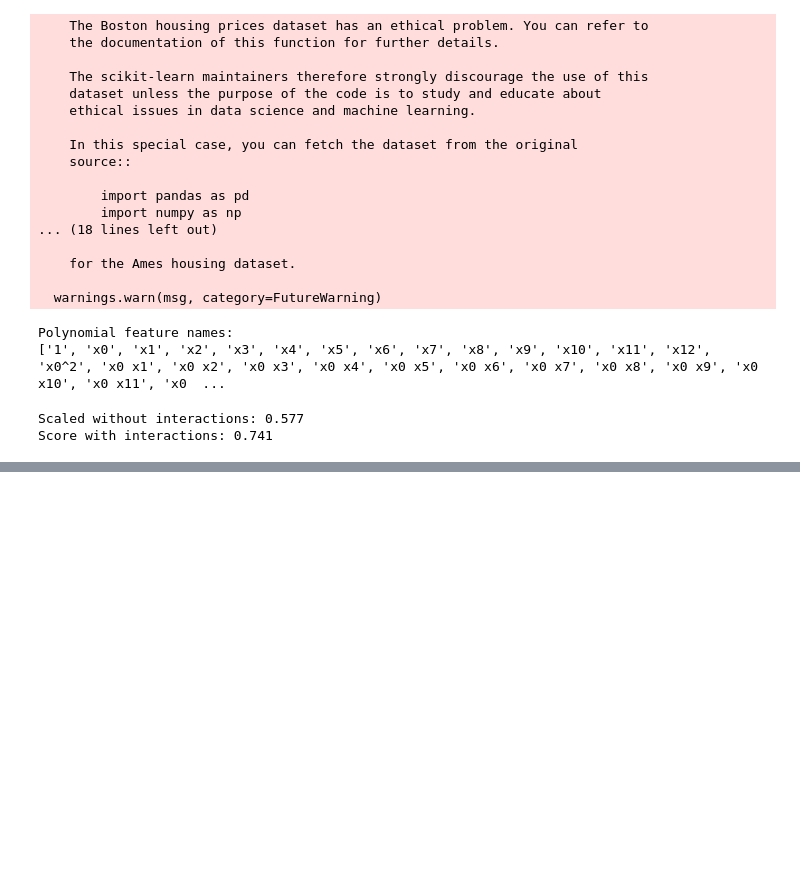
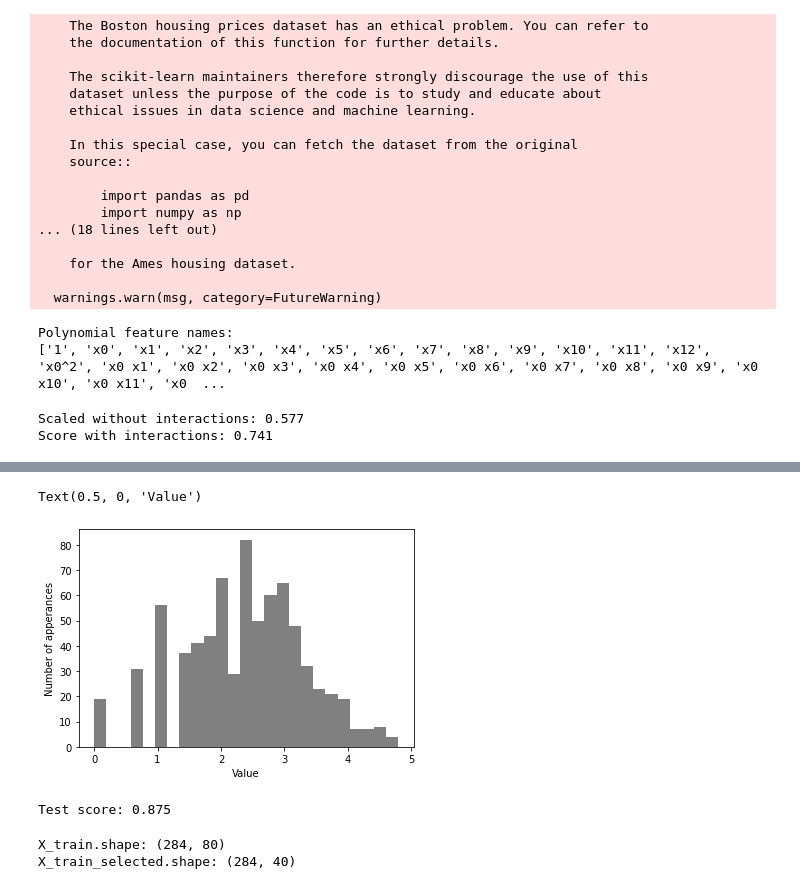
Before and after one commit to kairi812/Machine-Learning-Beginners, a Jupyter notebook: feature_engineering.ipynb, the cells around one changed output, grey strips where cells are left out. Cells and saved outputs as stored; diff of their text form; code cells hidden in the pictures; blank space fills up the shorter version.

```diff
--- a/feature_engineering.ipynb
+++ b/feature_engineering.ipynb
@@ -369,0 +403,43 @@ Score with interactions: 0.746
+# %%
+# R^2ではスコアが低いのでlogを使う
+X_train_log = np.log(X_train+1)
+X_test_log = np.log(X_test + 1)
+plt.hist(X_train_log[:, 0], bins=25, color='gray')
+plt.ylabel('Number of apperances')
+plt.xlabel('Value')
+# %% [output]
+Text(0.5, 0, 'Value')
+[figure, added]
+# %%
+score = Ridge().fit(X_train_log, y_train).score(X_test_log, y_test)
+print("Test score: {:.3f}".format(score))
+# %% [output]
+Test score: 0.875
+# %%
+# 自動特徴量選択
+# 単変量統計
+from sklearn.datasets import load_breast_cancer
+from sklearn.feature_selection import SelectPercentile
+
+cancer = load_breast_cancer()
+
+# シードを指定して乱数を決定
+rng = np.random.RandomState(42)
+noise = rng.normal(size=(len(cancer.data), 50))
+# ノイズ特徴量をデータに加える
+X_w_noise = np.hstack([cancer.data, noise])
+
+X_train, X_test, y_train, y_test = train_test_split(
+    X_w_noise, cancer.target, random_state=0, test_size=.5
+)
+# f_classifとSelectPercentileを使って50%の特徴量を選択
+select = SelectPercentile(percentile=50)
+select.fit(X_train, y_train)
+# 訓練セットを交換
+X_train_selected = select.transform(X_train)
+
+print("X_train.shape: {}".format(X_train.shape))
+print("X_train_selected.shape: {}".format(X_train_selected.shape))
+# %% [output]
+X_train.shape: (284, 80)
+X_train_selected.shape: (284, 40)
```
Also changed, not shown: parts of 23 cells of this notebook.
